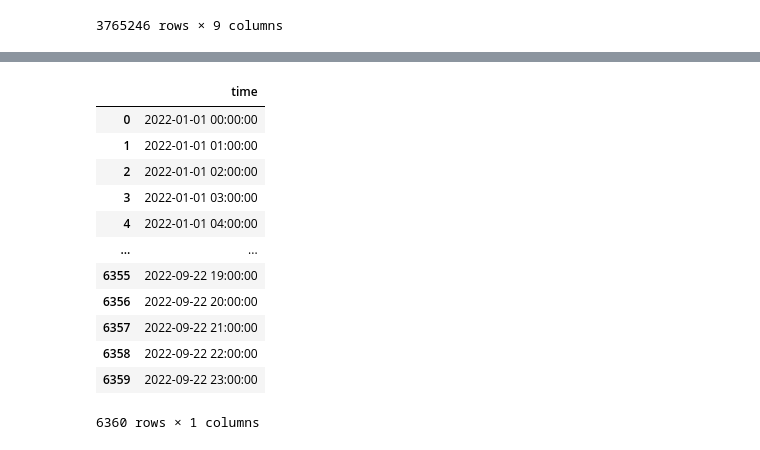
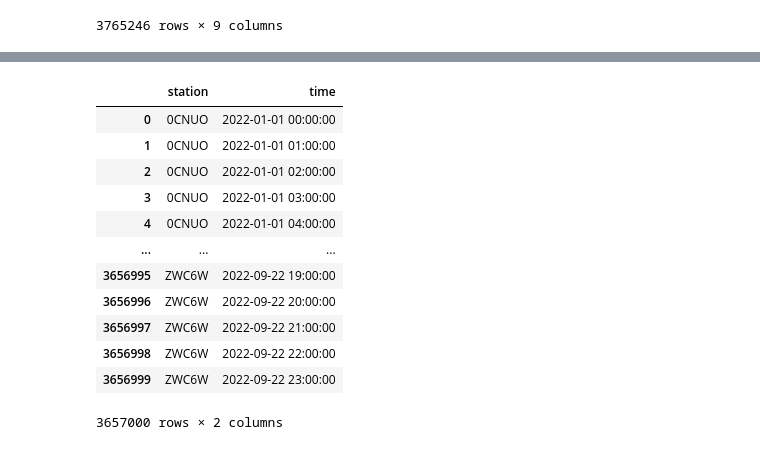
Before and after one commit to Pkeet99/Weatherman, a Jupyter notebook: data_cleaning/initial_cleaning.ipynb, the cells around one changed output, grey strips where cells are left out. Saved outputs shown, nothing was run; the diff lists cells and outputs as text; code cells hidden in the pictures.

```diff
--- a/data_cleaning/initial_cleaning.ipynb
+++ b/data_cleaning/initial_cleaning.ipynb
@@ -91,4 +91,4 @@ df.groupby("station").count() #clearly some stations are missing
 607 rows × 8 columns
 # %%
 dfstations=df.groupby("station").count()
-dfstations[dfstations['time']>4000]
+df_stationskeep = dfstations[dfstations['time']>5000].reset_index() #creating this to know which stations to keep later
@@ -239,19 +226,3 @@ time_range = pd.date_range('2022-01-01 00:00:00', '2022-09-22 23:00:00', freq='H
 df_time=pd.DataFrame(time_range)
 # %%
 df_time.columns =['time']
-# %%
-df_time
-# %% [output]
-|  | time |
-| 0 | 2022-01-01 00:00:00 |
-| 1 | 2022-01-01 01:00:00 |
-| 2 | 2022-01-01 02:00:00 |
-| 3 | 2022-01-01 03:00:00 |
-| 4 | 2022-01-01 04:00:00 |
-| ... | ... |
-| 6355 | 2022-09-22 19:00:00 |
-| 6356 | 2022-09-22 20:00:00 |
-| 6357 | 2022-09-22 21:00:00 |
-| 6358 | 2022-09-22 22:00:00 |
-| 6359 | 2022-09-22 23:00:00 |
-6360 rows × 1 columns
@@ -257,0 +237,16 @@ df_time
+# %%
+df_time_station
+# %% [output]
+|  | station | time |
+| 0 | 0CNUO | 2022-01-01 00:00:00 |
+| 1 | 0CNUO | 2022-01-01 01:00:00 |
+| 2 | 0CNUO | 2022-01-01 02:00:00 |
+| 3 | 0CNUO | 2022-01-01 03:00:00 |
+| 4 | 0CNUO | 2022-01-01 04:00:00 |
+| ... | ... | ... |
+| 3656995 | ZWC6W | 2022-09-22 19:00:00 |
+| 3656996 | ZWC6W | 2022-09-22 20:00:00 |
+| 3656997 | ZWC6W | 2022-09-22 21:00:00 |
+| 3656998 | ZWC6W | 2022-09-22 22:00:00 |
+| 3656999 | ZWC6W | 2022-09-22 23:00:00 |
+3657000 rows × 2 columns
```
Also changed, not shown: parts of 7 cells of this notebook.
